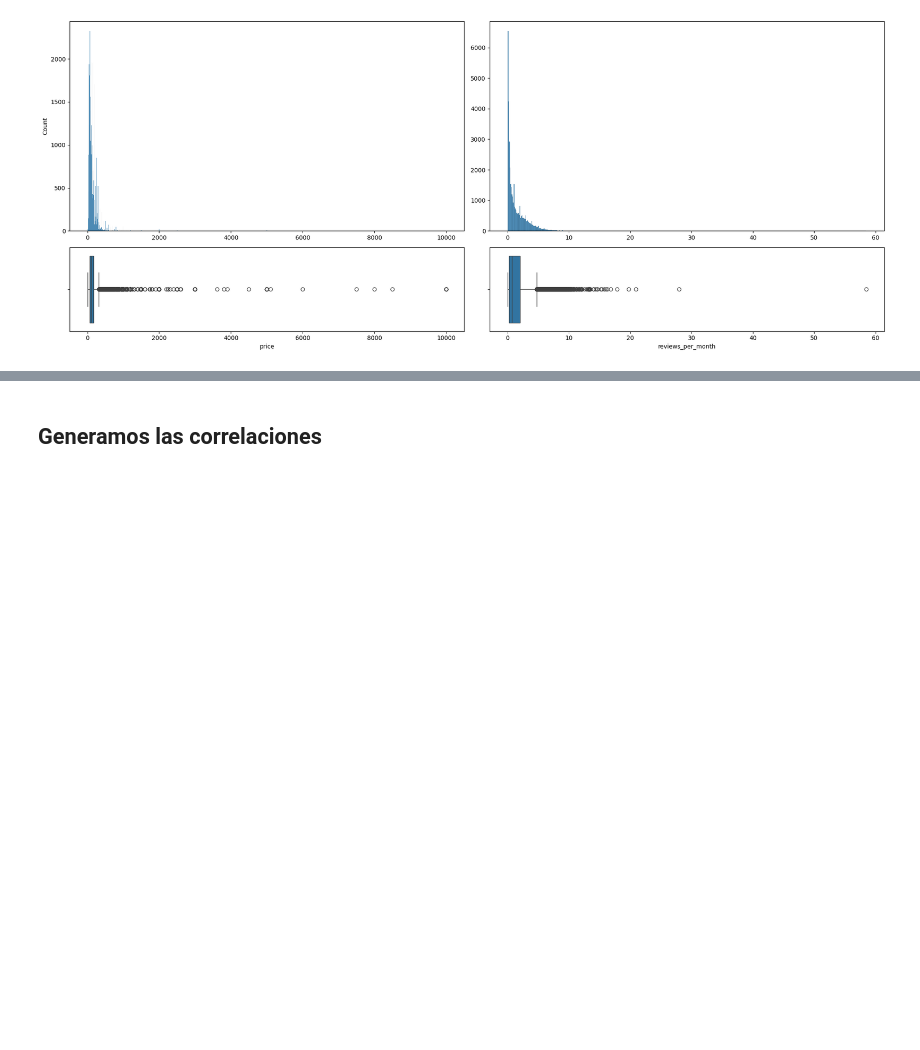
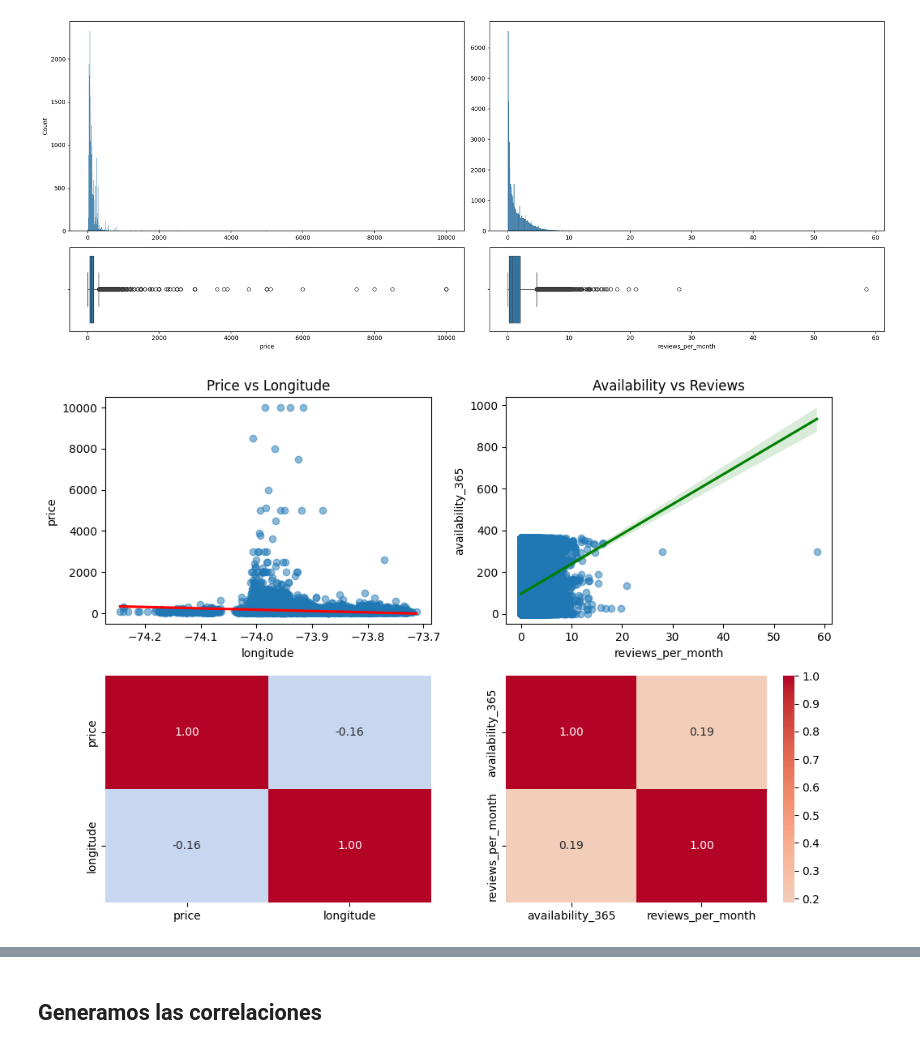
Before and after one commit to EderZelaya/ML-web-app-Streamlit, a Jupyter notebook: src/00-eda-airbnb-ny.ipynb, the cells around one changed output, grey strips where cells are left out. Drawn from its saved outputs; the diff is of its cells as text; code cells hidden in the pictures; blank space fills up the shorter version.

```diff
--- a/src/00-eda-airbnb-ny.ipynb
+++ b/src/00-eda-airbnb-ny.ipynb
@@ -150,3 +150,31 @@ plt.tight_layout()
 plt.show()
 # %% [output]
 [figure]
+# %%
+corr_price_longitude = df[['price', 'longitude']].corr()
+corr_availability_reviews = df[['availability_365', 'reviews_per_month']].corr()
+
+fig, axis = plt.subplots(2, 2, figsize=(10, 7))
+
+
+sns.regplot(ax=axis[0, 0], data=df, x='longitude', y='price',
+            line_kws={'color': 'red'}, scatter_kws={'alpha': 0.5})
+axis[0, 0].set_title('Price vs Longitude')
+
+
+sns.heatmap(ax=axis[1, 0], data=corr_price_longitude, annot=True,
+            fmt=".2f", cbar=False, cmap='coolwarm', center=0)
+
+
+sns.regplot(ax=axis[0, 1], data=df, x='reviews_per_month', y='availability_365',
+            line_kws={'color': 'green'}, scatter_kws={'alpha': 0.5})
+axis[0, 1].set_title('Availability vs Reviews')
+
+
+sns.heatmap(ax=axis[1, 1], data=corr_availability_reviews, annot=True,
+            fmt=".2f", cmap='coolwarm', center=0)
+
+plt.tight_layout()
+plt.show()
+# %% [output]
+[figure, added]
```
Also changed, not shown: parts of 46 cells of this notebook, 1 other file.
